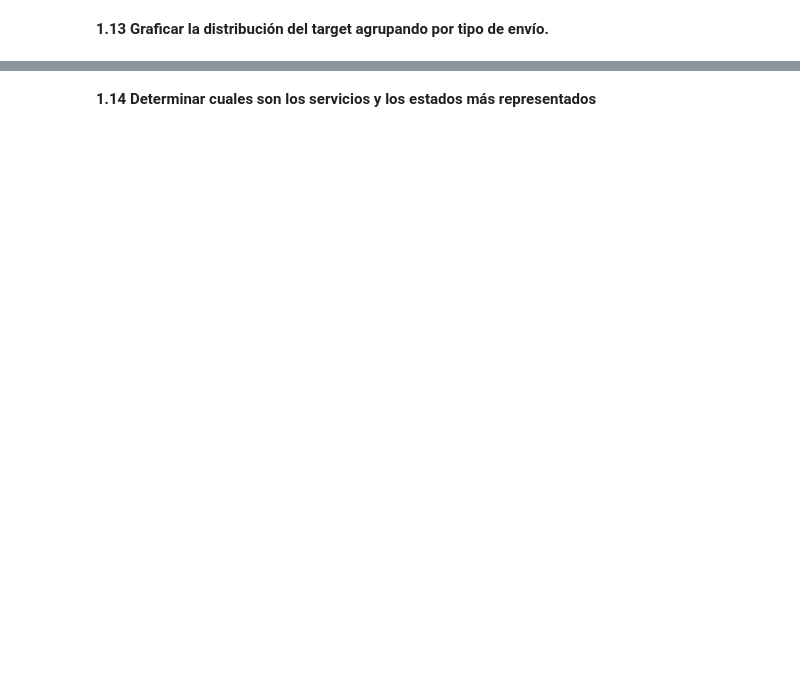
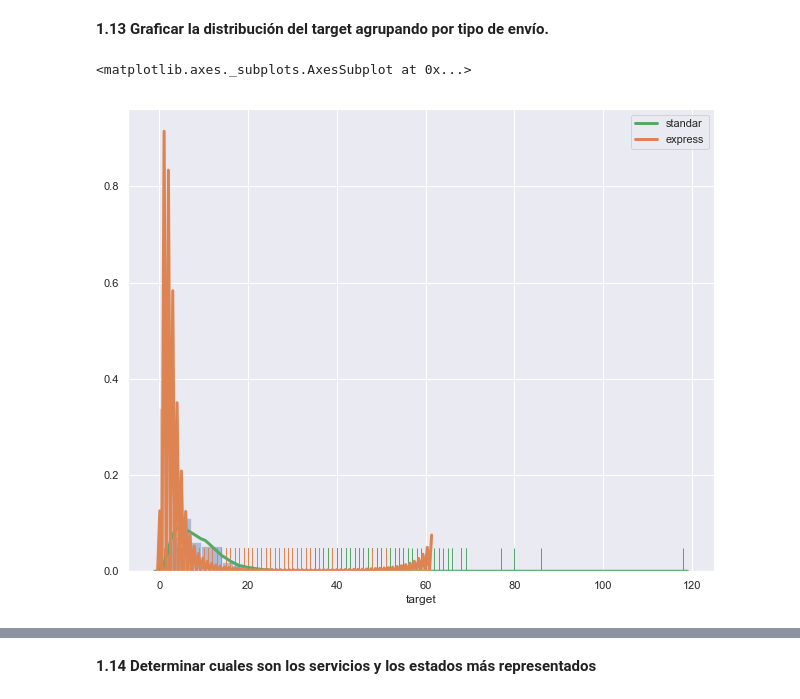
Before and after one commit to manquius/series_temporales, a Jupyter notebook: Practico1.ipynb, the cells around one changed output, grey strips where cells are left out. Cells and saved outputs as stored; diff of their text form; code cells hidden in the pictures; blank space fills up the shorter version.

```diff
--- a/Practico1.ipynb
+++ b/Practico1.ipynb
@@ -437,2 +492,13 @@ df2.head()
 # %% [markdown]
 **1.13 Graficar la distribución del target agrupando por tipo de envío.**
+# %%
+target_0 = df[df['shipment_type'] == 'standard']['target']
+target_1 = df[df['shipment_type'] == 'express']['target']
+target_2 = df[df['shipment_type'] == 'super']['target']
+
+sb.distplot(target_0, hist=True, rug=True, rug_kws={"color": "g"},
+            kde_kws={ "lw": 3, "label": "standar", "color": "g" })
+sb.distplot(target_1, hist=True, rug=True, kde_kws={ "lw": 3, "label": "express"})
+# %% [output]
+<matplotlib.axes._subplots.AxesSubplot at 0x...>
+[figure, added]
```
Also changed, not shown: parts of 22 cells of this notebook.
